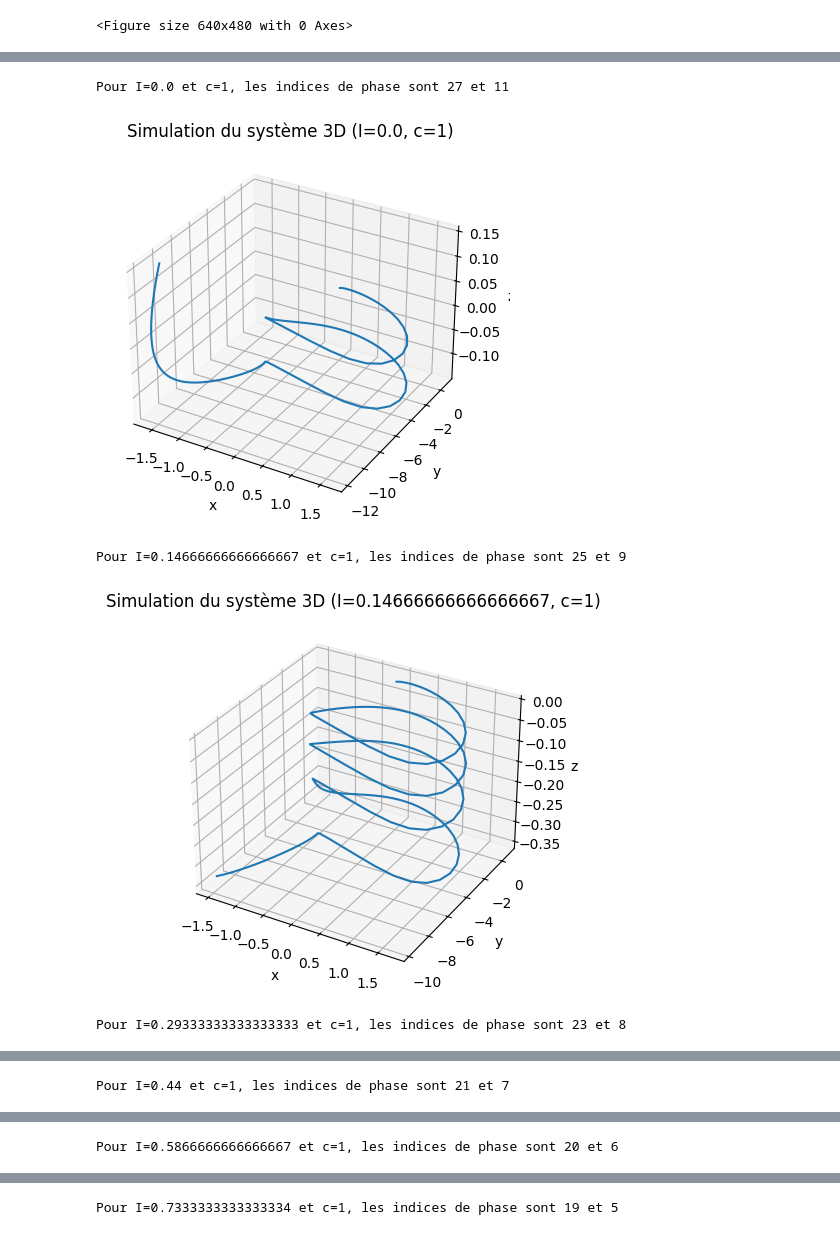
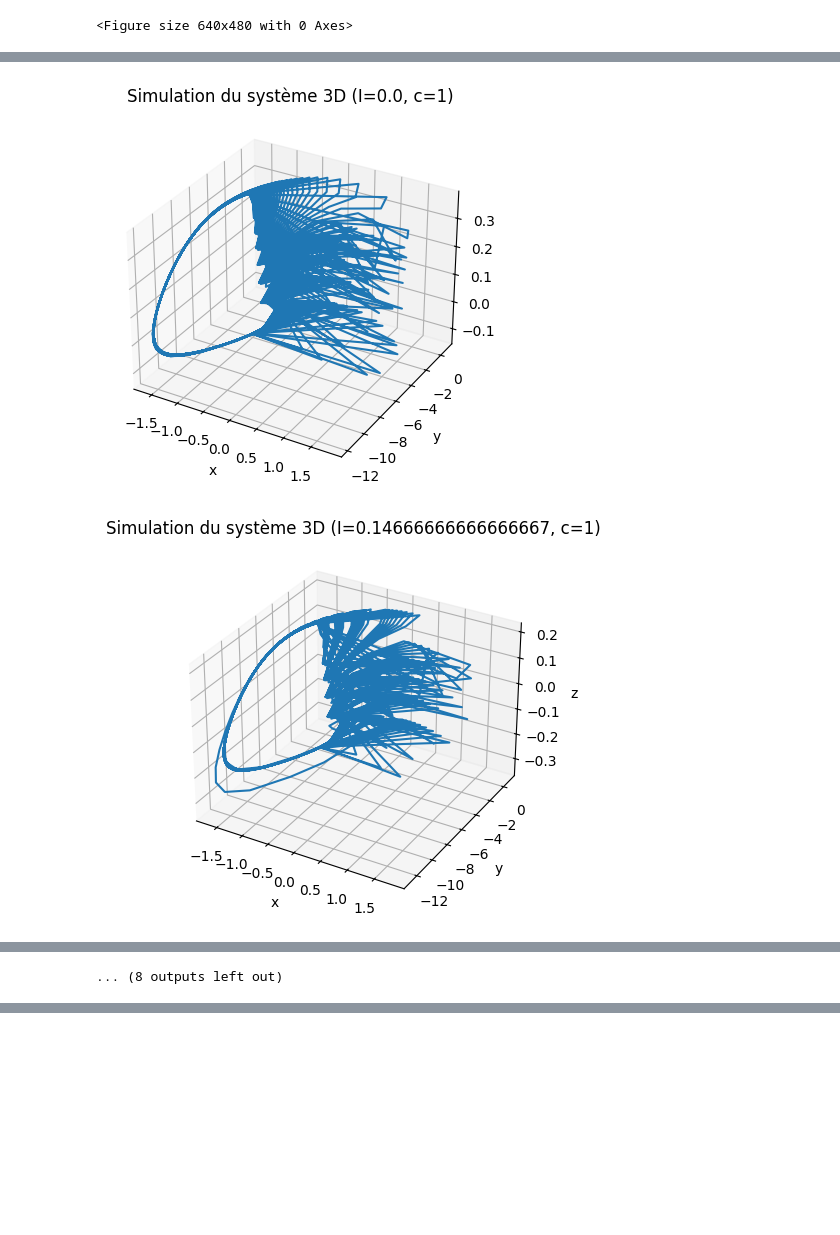
Before and after one commit to slietar/su-courses, a Jupyter notebook: mmcn/project/code/sujet2.ipynb, the cells around one changed output, grey strips where cells are left out. Cells and saved outputs as stored; diff of their text form; code cells hidden in the pictures; blank space fills up the shorter version.

```diff
--- a/mmcn/project/code/sujet2.ipynb
+++ b/mmcn/project/code/sujet2.ipynb
@@ -119,32 +119,3 @@ generer_portrait_phase(HR2, xrange=[-5, 5], yrange=[-25, 5], tmax=50)
 # %% [output]
 [figure]
 <Figure size 640x480 with 0 Axes>
-# %%
-import numpy as np
-import matplotlib.pyplot as plt
-from scipy.integrate import odeint
-
-# Définir les équations différentielles du système 3D
-def hindmarsh_rose_3d(state, t, I, c):
-    x, y, z = state
-    dxdt = y - x**3 + 3*x**2 + z + I / c
-    dydt = 1 - 5*x**2 - y
-    dzdt = 0.01 * (0.3*z - 1 - x)
-    return [dxdt, dydt, dzdt]
-
-# Paramètres
-c_values = [1]
-I_values = np.linspace(0, 1.32, 10)
-t = np.linspace(0, 100, 1000)
-initial_state = [0, 0, 0]
-
-# Simuler le système pour différentes valeurs de c et I
-for c in c_values:
-    for I in I_values:
-        state = odeint(hindmarsh_rose_3d, initial_state, t, args=(I, c))
-        plt.plot(t, state[:, 0], label=f'I={I}, c={c}')
-
-plt.xlabel('Temps')
-plt.ylabel('x')
-plt.title('Simulation du système 3D pour différentes valeurs de I et c')
-plt.show()
@@ -165,38 +134,33 @@ def hindmarsh_rose_3d(state, t, I, c):
 
 # Paramètres
 I_values = np.linspace(0, 1.32, 10)
-t = np.linspace(0, 100, 1000)
+t = np.linspace(0, 10000, 1000)
 initial_state = [0, 0, 0]
 
 # Liste pour stocker les phases identifiées
 phases = []
 
 # Simuler le système pour différentes valeurs de I et c
 for c in [1, 2]:
     for I in I_values:
         state = odeint(hindmarsh_rose_3d, initial_state, t, args=(I, c))
         x, y, z = state[:, 0], state[:, 1], state[:, 2]
-
-        # Trouver les deux phases distinctes dans les solutions périodiques
-        phase_1_indices = np.where(x < -0.5)[0]
-        phase_2_indices = np.where(x > 0.5)[0]
-        phases.append((phase_1_indices, phase_2_indices))
-        print(f'Pour I={I} et c={c}, les indices de phase sont {phase_1_indices[0]} et {phase_2_indices[0]}')
-
 
         # Tracer les solutions dans l'espace des phases (x, y, z)
         fig = plt.figure()
         ax = fig.add_subplot(111, projection='3d')
         ax.plot(x, y, z)
         ax.set_xlabel('x')
         ax.set_ylabel('y')
         ax.set_zlabel('z')
         ax.set_title(f'Simulation du système 3D (I={I}, c={c})')
         plt.show()
 
 
 
 # Comparaison des phases identifiées aux attracteurs du système d'origine
 # Vous pouvez maintenant utiliser les indices de phases pour analyser les valeurs de z correspondant à chaque phase
 # et comparer ces valeurs aux attracteurs du système d'origine pour différentes valeurs de z.
 # %% [output]
+[figure, new version]
+[figure, new version]
@@ -203,5 +177 @@ for c in [1, 2]:
-Pour I=0.0 et c=1, les indices de phase sont 27 et 11
+... (8 outputs left out)
-[figure, old version]
-Pour I=0.14666666666666667 et c=1, les indices de phase sont 25 et 9
-[figure, old version]
-Pour I=0.29333333333333333 et c=1, les indices de phase sont 23 et 8
@@ -209 +177,0 @@ Pour I=0.29333333333333333 et c=1, les indices de phase sont 23 et 8
-Pour I=0.44 et c=1, les indices de phase sont 21 et 7
@@ -211 +177,0 @@ Pour I=0.44 et c=1, les indices de phase sont 21 et 7
-Pour I=0.5866666666666667 et c=1, les indices de phase sont 20 et 6
@@ -213 +177,0 @@ Pour I=0.5866666666666667 et c=1, les indices de phase sont 20 et 6
-Pour I=0.7333333333333334 et c=1, les indices de phase sont 19 et 5
```
Also changed, not shown: parts of 2 cells of this notebook.
